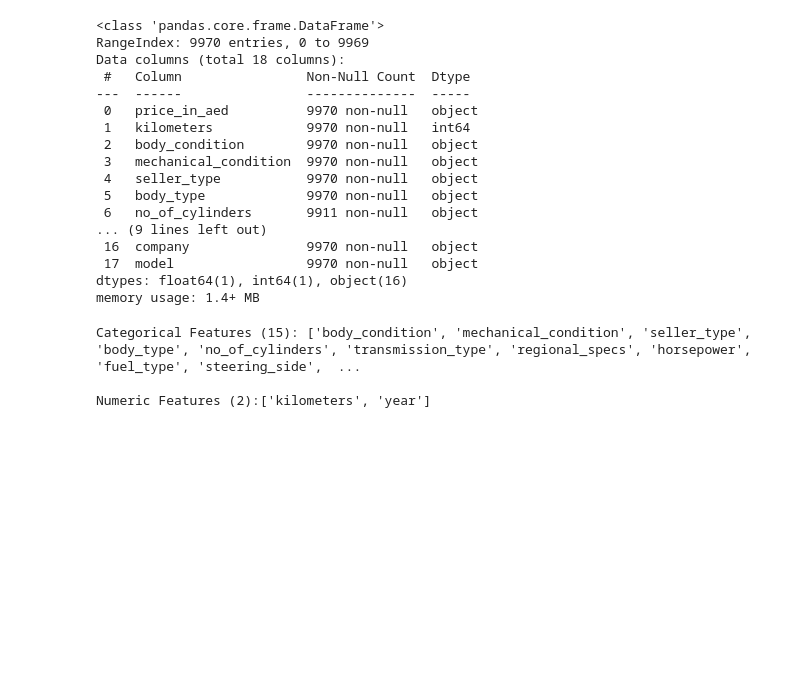
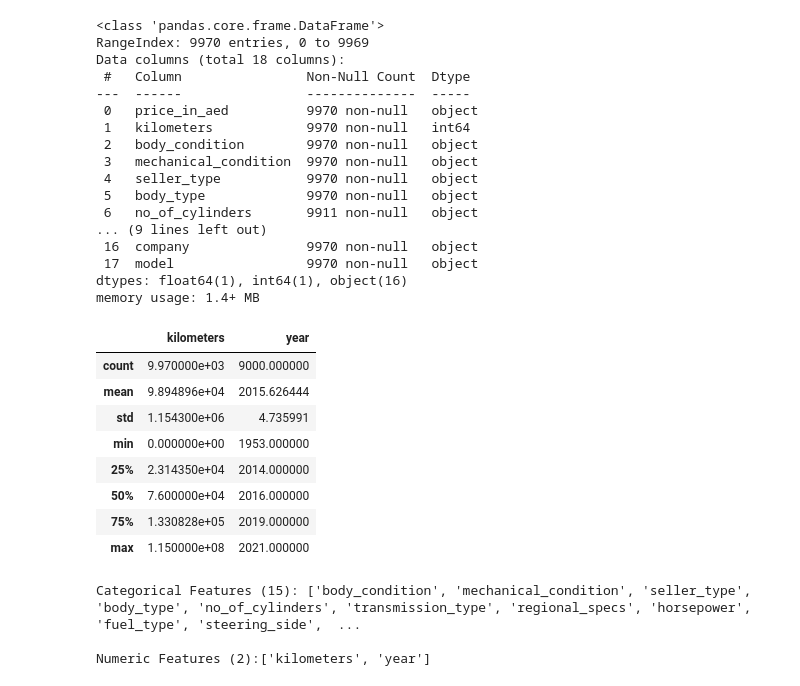
Before and after one commit to muscak/Dubizzle-Used-Car-Sale-Price-Prediction, a Jupyter notebook: Dubizzle-Used-Car-Sale-Price-Prediction.ipynb, the cells around one changed output. Cells and saved outputs as stored; diff of their text form; code cells hidden in the pictures; blank space fills up the shorter version.

```diff
--- a/Dubizzle-Used-Car-Sale-Price-Prediction.ipynb
+++ b/Dubizzle-Used-Car-Sale-Price-Prediction.ipynb
@@ -144,3 +144,15 @@ Data columns (total 18 columns):
  17  model                 9970 non-null   object
 dtypes: float64(1), int64(1), object(16)
 memory usage: 1.4+ MB
+# %%
+df.describe()
+# %% [output]
+|  | kilometers | year |
+| count | 9.970000e+03 | 9000.000000 |
+| mean | 9.894896e+04 | 2015.626444 |
+| std | 1.154300e+06 | 4.735991 |
+| min | 0.000000e+00 | 1953.000000 |
+| 25% | 2.314350e+04 | 2014.000000 |
+| 50% | 7.600000e+04 | 2016.000000 |
+| 75% | 1.330828e+05 | 2019.000000 |
+| max | 1.150000e+08 | 2021.000000 |
```
Also changed, not shown: parts of 31 cells of this notebook, 3 other files.
